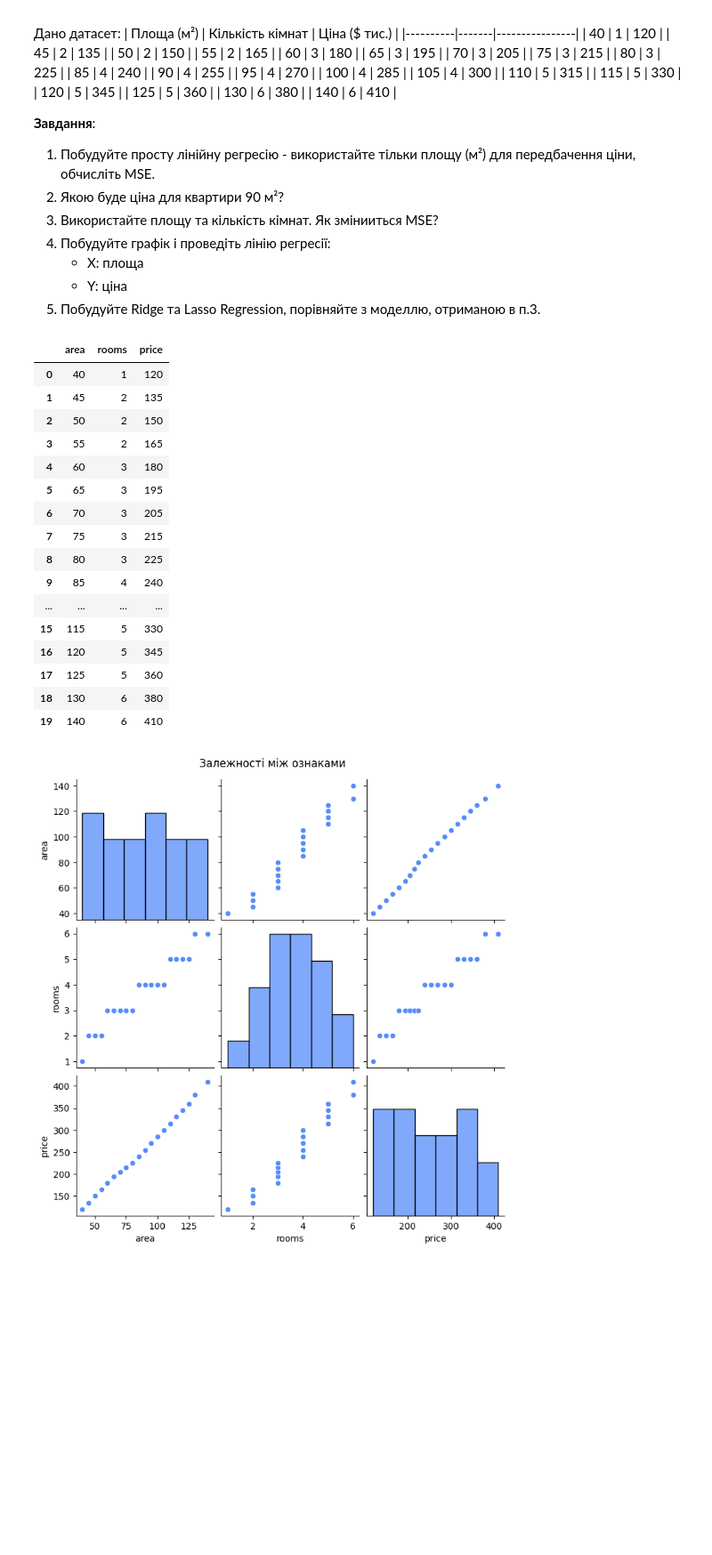
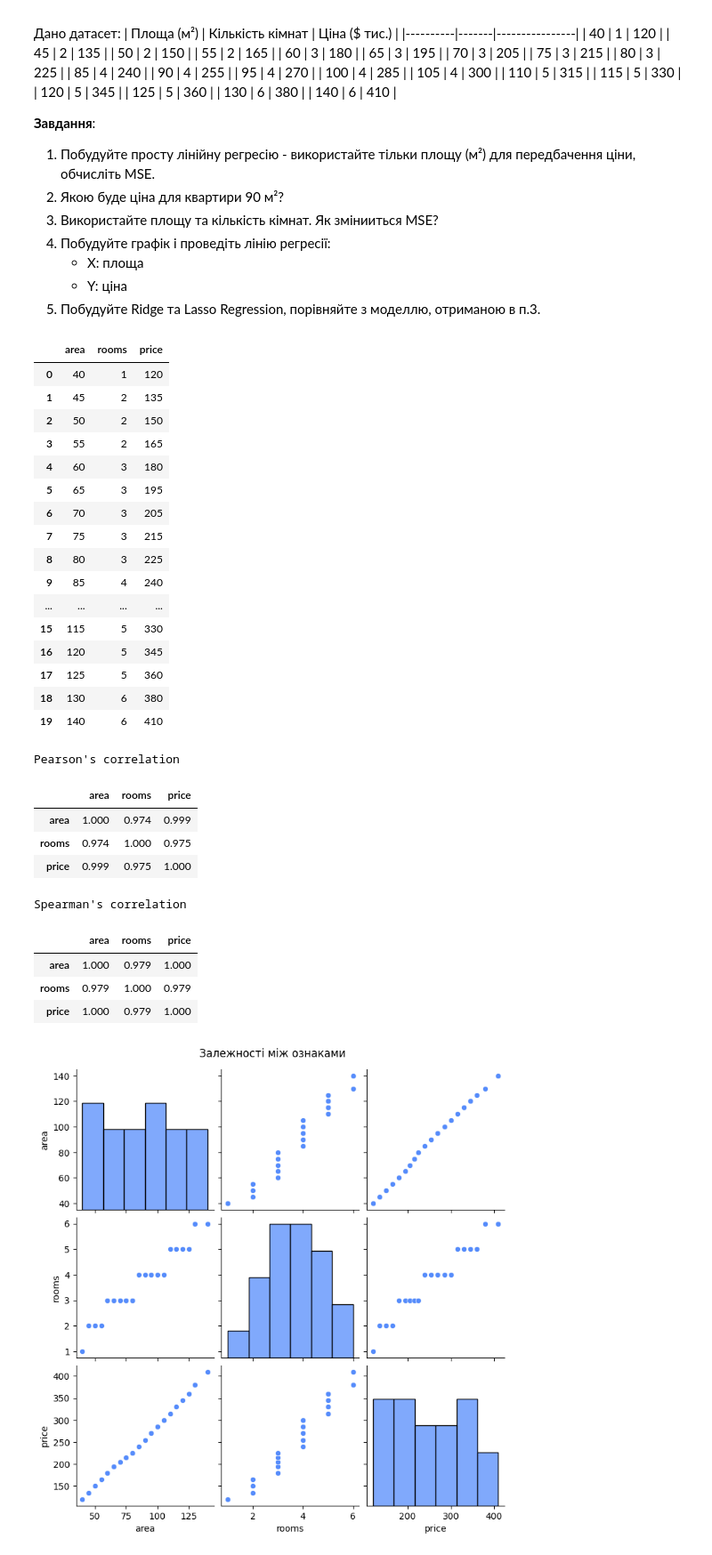
Before and after one commit to BogdanPinchuk/DataScience-PBY_HW10, a Jupyter notebook: Bohdan_Pinchuk_DS_HW10.ipynb, the cells around one changed output. Shown at 89% size. Saved outputs shown, nothing was run; the diff lists cells and outputs as text; code cells hidden in the pictures; blank space fills up the shorter version.

```diff
--- a/Bohdan_Pinchuk_DS_HW10.ipynb
+++ b/Bohdan_Pinchuk_DS_HW10.ipynb
@@ -268,6 +268,7 @@ class Reporter:
 import pandas as pd
 
 # Input data
+tolerance = 3
 mae_name = "neg_mean_absolute_error"
 mse_name = "neg_mean_squared_error"
 rmse_name = "neg_root_mean_squared_error"
@@ -281,33 +282,49 @@ scorings = {
 
 data = {
     "area": [40, 45, 50, 55, 60, 65, 70, 75, 80, 85, 90, 95, 100, 105, 110, 115, 120, 125, 130, 140],
     "rooms": [1, 2, 2, 2, 3, 3, 3, 3, 3, 4, 4, 4, 4, 4, 5, 5, 5, 5, 6, 6],
     "price": [120, 135, 150, 165, 180, 195, 205, 215, 225, 240, 255, 270, 285, 300, 315, 330, 345, 360, 380, 410],
 }
 
 # Solution
 df = pd.DataFrame(data)
+# Pearson
+pearson_matrix = df.corr(method='pearson').round(tolerance)
+# Spearman
+spearman_matrix = df.corr(method='spearman').round(tolerance)
 
 # Print results
 display(df)
+display(pearson_matrix.style.set_caption("Pearson's correlation").format(precision=tolerance))
+display(spearman_matrix.style.set_caption("Spearman's correlation").format(precision=tolerance))
 # %% [output]
 |  | area | rooms | price |
 | 0 | 40 | 1 | 120 |
 | 1 | 45 | 2 | 135 |
 | 2 | 50 | 2 | 150 |
 | 3 | 55 | 2 | 165 |
 | 4 | 60 | 3 | 180 |
 | 5 | 65 | 3 | 195 |
 | 6 | 70 | 3 | 205 |
 | 7 | 75 | 3 | 215 |
 | 8 | 80 | 3 | 225 |
 | 9 | 85 | 4 | 240 |
 | ... | ... | ... | ... |
 | 15 | 115 | 5 | 330 |
 | 16 | 120 | 5 | 345 |
 | 17 | 125 | 5 | 360 |
 | 18 | 130 | 6 | 380 |
 | 19 | 140 | 6 | 410 |
+Pearson's correlation
+|  | area | rooms | price |
+| area | 1.000 | 0.974 | 0.999 |
+| rooms | 0.974 | 1.000 | 0.975 |
+| price | 0.999 | 0.975 | 1.000 |
+Spearman's correlation
+|  | area | rooms | price |
+| area | 1.000 | 0.979 | 1.000 |
+| rooms | 0.979 | 1.000 | 0.979 |
+| price | 1.000 | 0.979 | 1.000 |
 # %%
 # Graphic results
 
```
Also changed, not shown: parts of 4 cells of this notebook.
